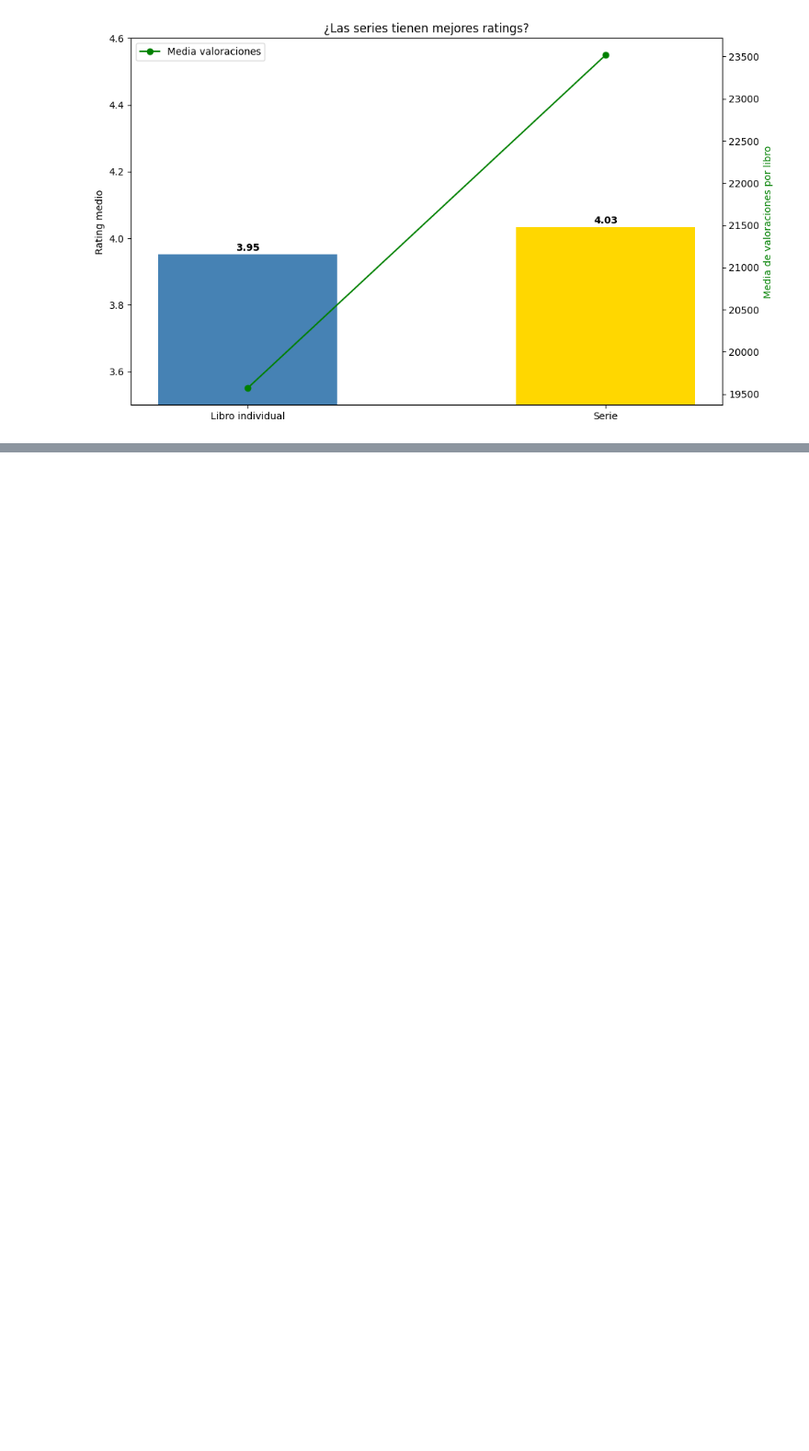
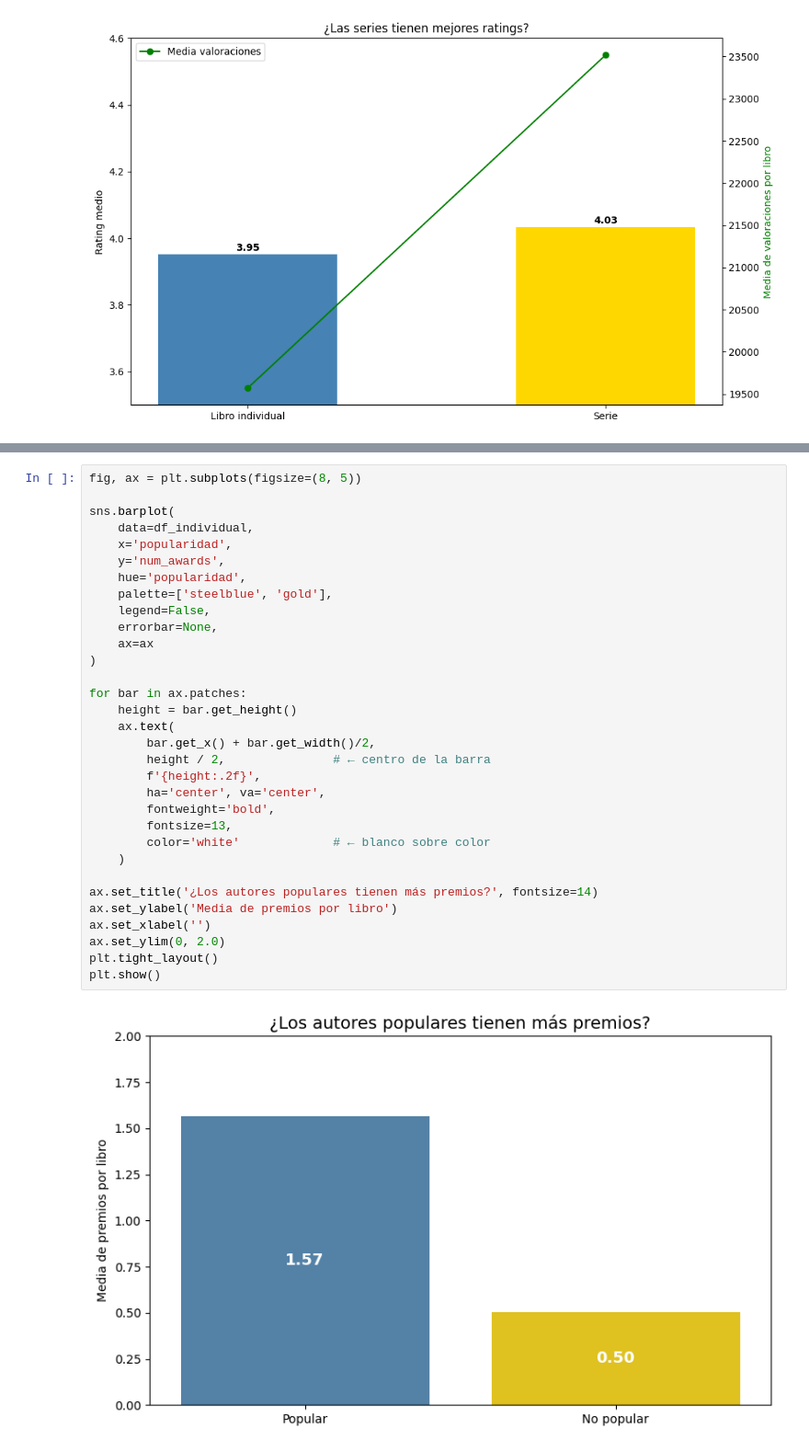
Before and after one commit to fgoiri/EDA-GoodReads-Books, a Jupyter notebook: Código/EDA_Books.ipynb, the cells around one changed output, grey strips where cells are left out. Shown at 92% size. Saved outputs shown, nothing was run; the diff lists cells and outputs as text; blank space fills up the shorter version.

```diff
--- a/Código/EDA_Books.ipynb
+++ b/Código/EDA_Books.ipynb
@@ -782,0 +846,34 @@ plt.show()
+# %%
+fig, ax = plt.subplots(figsize=(8, 5))
+
+sns.barplot(
+    data=df_individual,
+    x='popularidad',
+    y='num_awards',
+    hue='popularidad',
+    palette=['steelblue', 'gold'],
+    legend=False,
+    errorbar=None,
+    ax=ax
+)
+
+for bar in ax.patches:
+    height = bar.get_height()
+    ax.text(
+        bar.get_x() + bar.get_width()/2,
+        height / 2,               # ← centro de la barra
+        f'{height:.2f}',
+        ha='center', va='center',
+        fontweight='bold',
+        fontsize=13,
+        color='white'             # ← blanco sobre color
+    )
+
+ax.set_title('¿Los autores populares tienen más premios?', fontsize=14)
+ax.set_ylabel('Media de premios por libro')
+ax.set_xlabel('')
+ax.set_ylim(0, 2.0)
+plt.tight_layout()
+plt.show()
+# %% [output]
+[figure, added]
```
Also changed, not shown: parts of 5 cells of this notebook, 3 other files.
